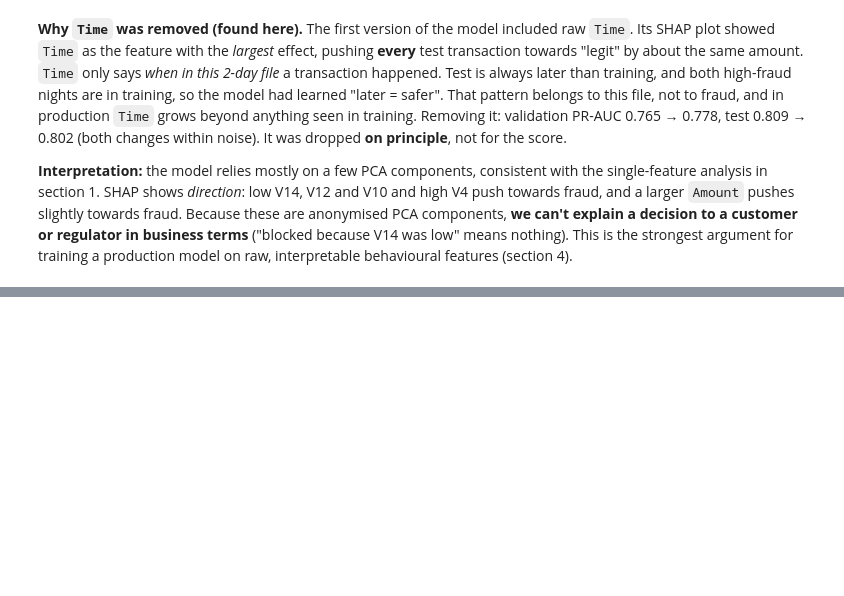
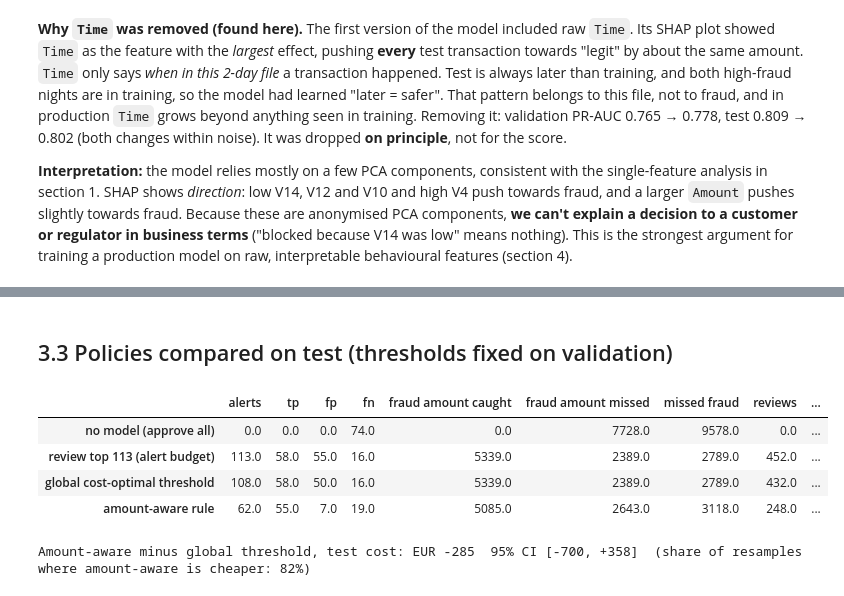
Before and after one commit to alifaisal676/payguard-assignment, a Jupyter notebook: part_a_fraud/notebooks/fraud_analysis.ipynb, the cells around one changed output, grey strips where cells are left out. Saved outputs shown, nothing was run; the diff lists cells and outputs as text; code cells hidden in the pictures; blank space fills up the shorter version.

```diff
--- a/part_a_fraud/notebooks/fraud_analysis.ipynb
+++ b/part_a_fraud/notebooks/fraud_analysis.ipynb
@@ -305,0 +384,25 @@ plt.title("SHAP values (log-odds), test frauds + 2,000 legit"); plt.tight_layout
+# %% [markdown]
+## 3.3 Policies compared on test (thresholds fixed on validation)
+# %%
+s_te = res["test_scores"]["lightgbm"]
+budget_k = round(len(y_te) * ALERT_BUDGET)
+policies = cost.compare_policies(y_te, s_te, a_te, t_cost, budget_k)
+policies[["alerts", "tp", "fp", "fn", "fraud amount caught", "fraud amount missed", "missed fraud", "reviews", "friction", "total"]]
+# %% [output]
+|  | alerts | tp | fp | fn | fraud amount caught | fraud amount missed | missed fraud | reviews | ... |
+| no model (approve all) | 0.0 | 0.0 | 0.0 | 74.0 | 0.0 | 7728.0 | 9578.0 | 0.0 | ... |
+| review top 113 (alert budget) | 113.0 | 58.0 | 55.0 | 16.0 | 5339.0 | 2389.0 | 2789.0 | 452.0 | ... |
+| global cost-optimal threshold | 108.0 | 58.0 | 50.0 | 16.0 | 5339.0 | 2389.0 | 2789.0 | 432.0 | ... |
+| amount-aware rule | 62.0 | 55.0 | 7.0 | 19.0 | 5085.0 | 2643.0 | 3118.0 | 248.0 | ... |
+# %%
+# Is the amount-aware rule really cheaper than the global threshold? Paired bootstrap on test.
+from part_a_fraud.src.evaluate import bootstrap_indices
+f_global, f_amount = s_te >= t_cost, cost.amount_aware_flags(s_te, a_te)
+diffs = [cost.total_cost(y_te[i], f_amount[i], a_te[i])["total"] - cost.total_cost(y_te[i], f_global[i], a_te[i])["total"]
+         for i in bootstrap_indices(len(y_te))]
+d = cost.total_cost(y_te, f_amount, a_te)["total"] - cost.total_cost(y_te, f_global, a_te)["total"]
+lo, hi = np.percentile(diffs, [2.5, 97.5])
+print(f"Amount-aware minus global threshold, test cost: EUR {d:+,.0f}  95% CI [{lo:+,.0f}, {hi:+,.0f}]  "
+      f"(share of resamples where amount-aware is cheaper: {np.mean(np.array(diffs) < 0):.0%})")
+# %% [output]
+Amount-aware minus global threshold, test cost: EUR -285  95% CI [-700, +358]  (share of resamples where amount-aware is cheaper: 82%)
```
Also changed, not shown: parts of 17 cells of this notebook, 1 other file.
